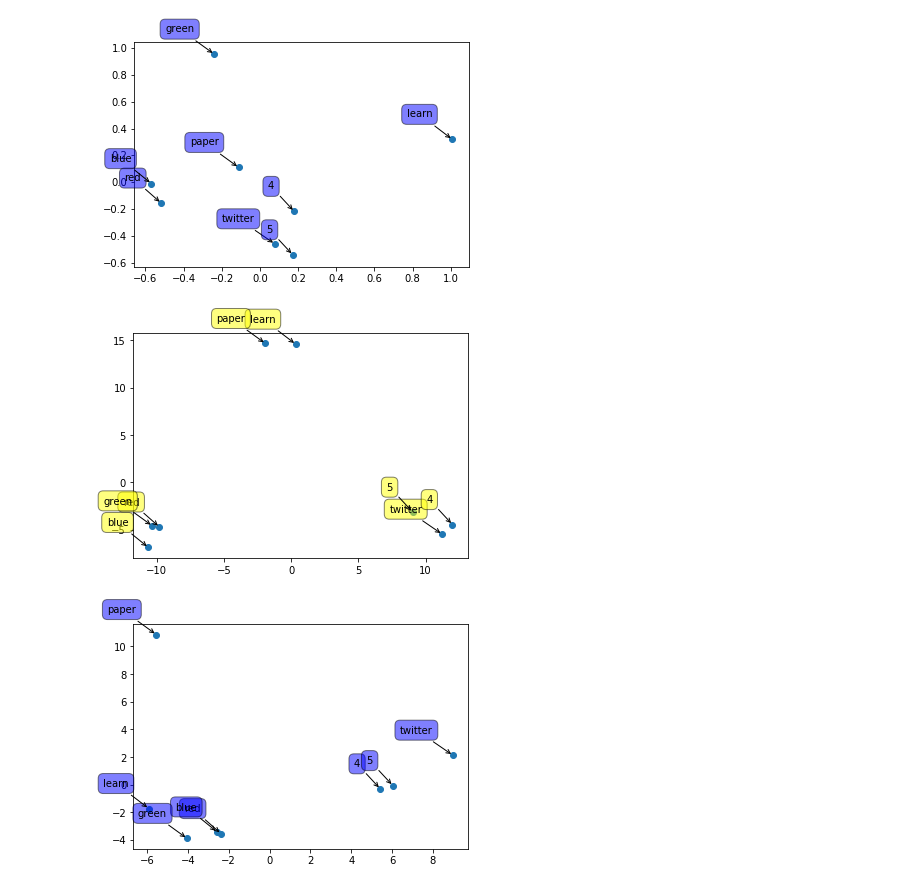
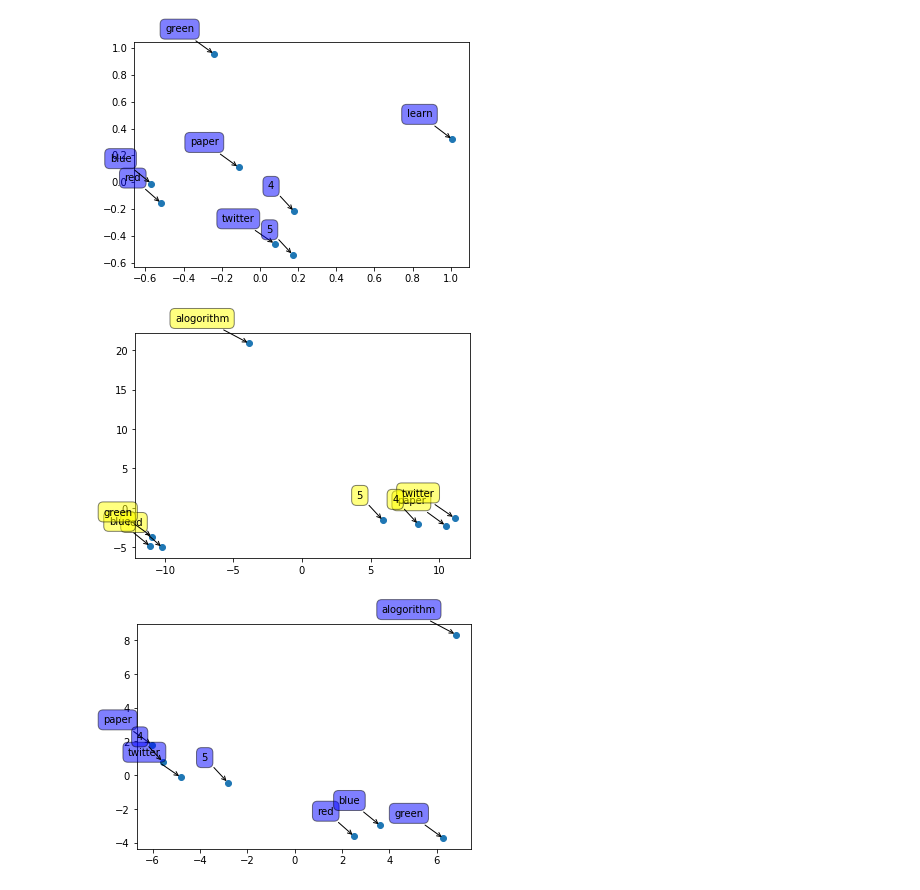
Before and after one commit to laborete/SentenceAlignment, a Jupyter notebook: Domain_Specific_Transmatrix.ipynb, the cells around one changed output. Drawn from its saved outputs; the diff is of its cells as text; code cells hidden in the pictures.

```diff
--- a/Domain_Specific_Transmatrix.ipynb
+++ b/Domain_Specific_Transmatrix.ipynb
@@ -75,36 +75,3 @@ CBzh = Word2Vec.load('./轉換矩陣各種w2vc的model/CBzh.model')
 CBen = Word2Vec.load('CBen0505.model')
 #SGzh = Word2Vec.load('SGzh.model')
 #SGen = Word2Vec.load('SGen.model')
-# %%
-with open('./CUTs/paper_chcutBA.pickle','rb') as f:
-    zh_data = pickle.load(f)
-    print(len(zh_data))
-with open('./CUTs/paper_chcutEE.pickle','rb') as f:
-    tmp = pickle.load(f)
-    zh_data = zh_data+tmp
-    print(len(zh_data))
-with open('./CUTs/paper_chcutMED.pickle','rb') as f:
-    tmp = pickle.load(f)
-    zh_data = zh_data+tmp
-    print(len(zh_data))
-with open('./CUTs/paper_chcutENG.pickle','rb') as f:
-    tmp = pickle.load(f)
-    zh_data = zh_data+tmp
-    print(len(zh_data))
-with open('airiti_english_corpus.pickle','rb') as f:
-    en_data = pickle.load(f)
-#with open('./CUTs/paper_encutBA.pickle','rb') as f:
-#    en_data = pickle.load(f)
-#    print(len(en_data))
-#with open('./CUTs/paper_encutEE.pickle','rb') as f:
-#    tmp = pickle.load(f)
-#    en_data = en_data+tmp
-#    print(len(en_data))
-#with open('./CUTs/paper_encutMED.pickle','rb') as f:
-#    tmp = pickle.load(f)
-#    en_data = en_data+tmp
-#    print(len(en_data))
-#with open('./CUTs/paper_encutENG.pickle','rb') as f:
-#    tmp = pickle.load(f)
-#    en_data = en_data+tmp
-    print(len(en_data))
@@ -117,3 +78,8 @@ with open('airiti_english_corpus.pickle','rb') as f:
+# %%
+with open('airiti_english_corpus.pickle','rb') as f:
+    en_data = pickle.load(f)
+with open('airiti_chinese_corpus.pickle','rb') as f:
+    zh_data = pickle.load(f)
 # %%
 def makedic(data):
     dic = {}
@@ -216,7 +180,7 @@ def pairs_for_ml(pairvector):
     return(zh,en)
 # %%
 #FTpv = make_pairvector(pairs,FTzh,FTen)
-CBpv = make_pairvector(pairs[28:],CBzh,CBen)
+CBpv = make_pairvector(pairs[1:],CBzh,CBen)
 #SGpv = make_pairvector(pairs,SGzh,SGen)
 # %%
 #FTcpac,FTepac = pairs_for_ml(FTpv)
@@ -438,12 +429,12 @@ scatter_plot_experiment(SGpv,tvec,tags,Skipgram)
 [figure]
 [figure]
 # %%
-tvec = ['紅色','藍色','綠色','學習','論文','推特','四','五','六']
-tags = ['red','blue','green','learn','paper','twitter','4','5','6']
+tvec = ['紅色','藍色','綠色','演算法','論文','推特','四','五','六','七']
+tags = ['red','blue','green','alogorithm','paper','twitter','4','5','6','7']
 scatter_plot_experiment(CBpv,tvec,tags,Cbow)
 # %% [output]
-[figure, old version]
+[figure, new version]
-[figure, old version]
+[figure, new version]
 # %%
 with open('FT_trans_matrix.pickle', 'wb') as f:
     pickle.dump(FastText, f)
```
Also changed, not shown: parts of 10 cells of this notebook, 2 other files.
